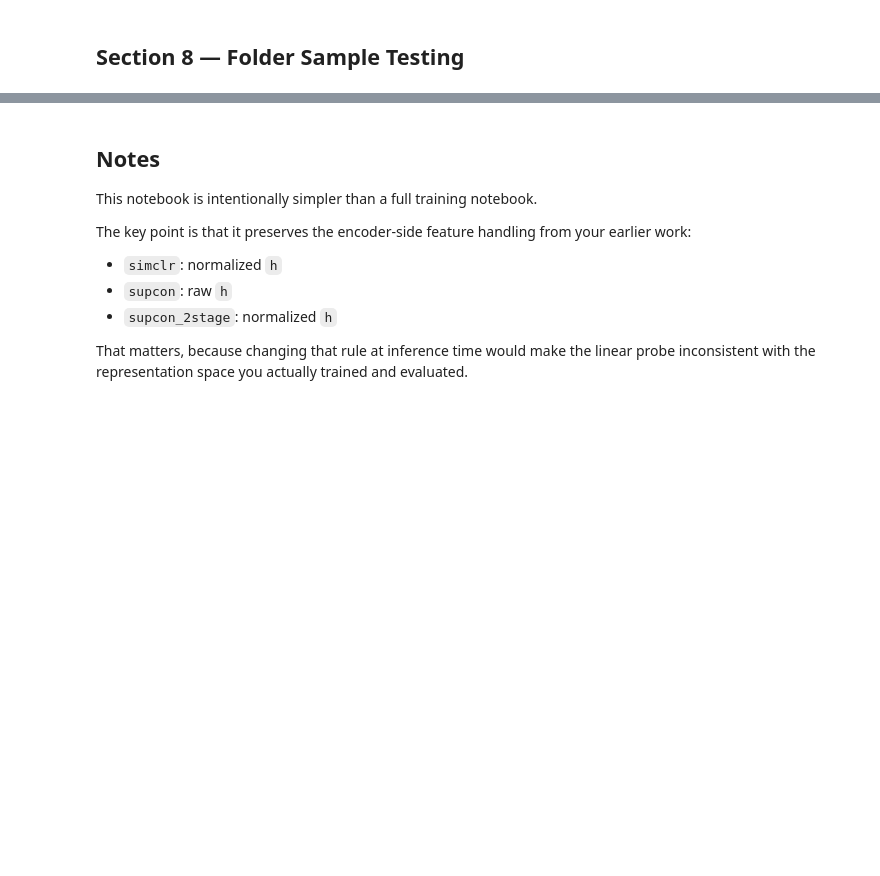
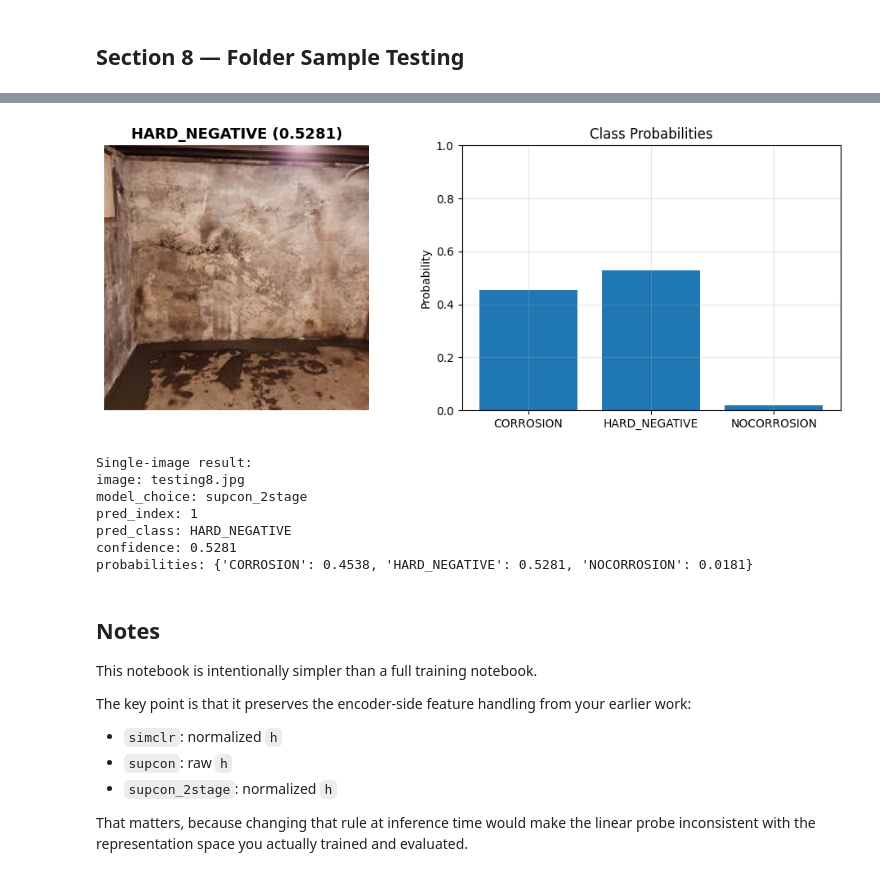
Before and after one commit to Tseng0318/testing, a Jupyter notebook: linear_probe_inference_notebook.ipynb, the cells around one changed output, grey strips where cells are left out. Cells and saved outputs as stored; diff of their text form; code cells hidden in the pictures; blank space fills up the shorter version.

Commit message:
linear probe

```diff
--- a/linear_probe_inference_notebook.ipynb
+++ b/linear_probe_inference_notebook.ipynb
@@ -510,3 +511,24 @@ pred_counts
+# %%
+SAMPLE_IMAGE_PATH_2 = "testing8.jpg"
+result_single = predict_single_image_linear_probe(
+    model_choice=MODEL_CHOICE,
+    linear_probe_path=LINEAR_PROBE_PATH,
+    image_path=SAMPLE_IMAGE_PATH_2,
+    show=True
+)
+
+print("Single-image result:")
+for k, v in result_single.items():
+    print(f"{k}: {v}")
+# %% [output]
+[figure, added]
+Single-image result:
+image: testing8.jpg
+model_choice: supcon_2stage
+pred_index: 1
+pred_class: HARD_NEGATIVE
+confidence: 0.5281
+probabilities: {'CORROSION': 0.4538, 'HARD_NEGATIVE': 0.5281, 'NOCORROSION': 0.0181}
 # %% [markdown]
 ## Notes
 
```
Also changed, not shown: parts of 5 cells of this notebook, 1 other file.
